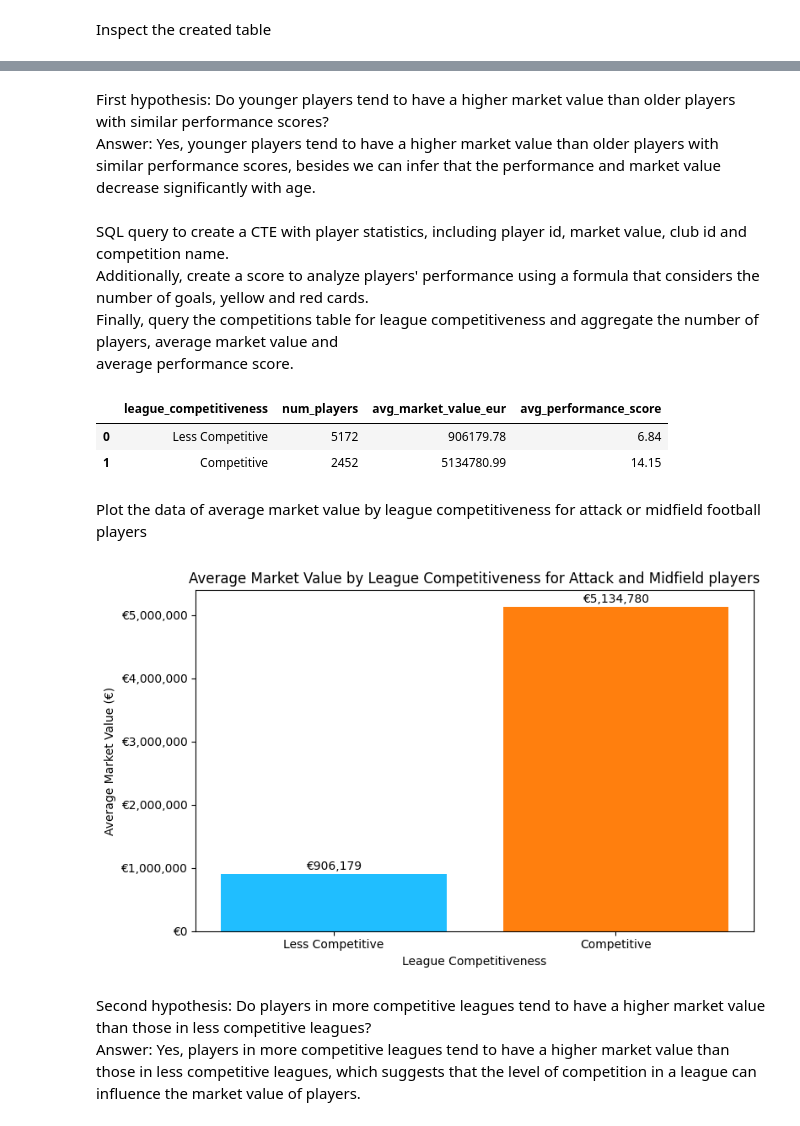
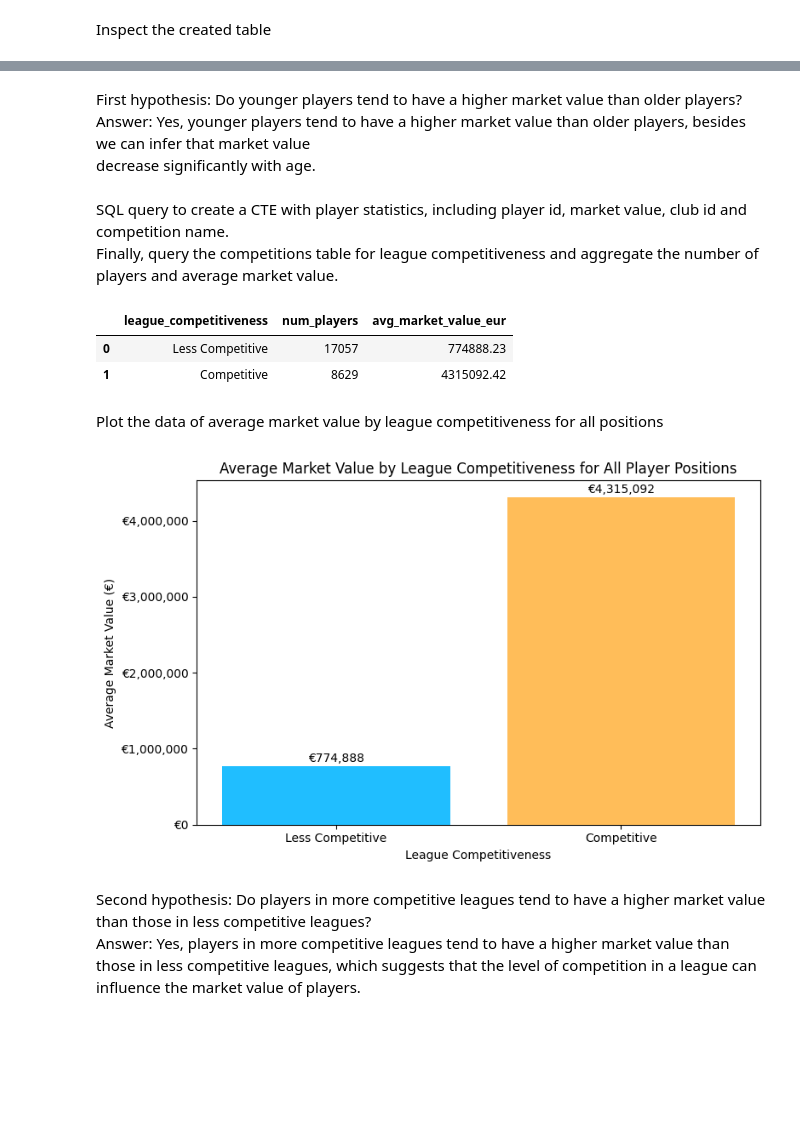
Before and after one commit to brunopulheze/sql-database, a Jupyter notebook: sql-database.ipynb, the cells around one changed output, grey strips where cells are left out. Saved outputs shown, nothing was run; the diff lists cells and outputs as text; code cells hidden in the pictures; blank space fills up the shorter version.

```diff
--- a/sql-database.ipynb
+++ b/sql-database.ipynb
@@ -216,11 +189,10 @@ plt.show()
 # %% [markdown]
-First hypothesis: Do younger players tend to have a higher market value than older players with similar performance scores?<br>
-Answer: Yes, younger players tend to have a higher market value than older players with similar performance scores, besides we can infer that the performance and market value decrease significantly with age.
+First hypothesis: Do younger players tend to have a higher market value than older players?<br>
+Answer: Yes, younger players tend to have a higher market value than older players, besides we can infer that market value<br>
+decrease significantly with age.
 # %% [markdown]
 SQL query to create a CTE with player statistics, including player id, market value, club id and competition name.<br>
-Additionally, create a score to analyze players' performance using a formula that considers the number of goals, yellow and red cards.<br>
-Finally, query the competitions table for league competitiveness and aggregate the number of players, average market value and<br>
-average performance score.
+Finally, query the competitions table for league competitiveness and aggregate the number of players and average market value.
 # %%
 league_competitiveness = pd.read_sql_query(
     """
@@ -229,22 +201,12 @@ league_competitiveness = pd.read_sql_query(
     SELECT
         p.player_id,
         p.market_value_in_eur,
-        comp.name AS competition_name,
-        SUM(a.goals) AS total_goals,
-        SUM(a.yellow_cards) AS total_yellow_cards,
-        SUM(a.red_cards) AS total_red_cards,
-        -- Score formula is:
-        -- goals: The number of goals scored by the player. Each goal increases the score by 1
-        -- yellow_cards: The number of yellow cards received. Each yellow card decreases the score by 0.5
-        -- red_cards: The number of red cards received. Each red card decreases the score by 1
-        (SUM(a.goals) - (SUM(a.yellow_cards) * 0.5 + SUM(a.red_cards))) AS performance_score
+        comp.name AS competition_name
     FROM
         players p
         JOIN clubs c ON p.current_club_id = c.club_id
         JOIN competitions comp ON c.domestic_competition_id = comp.competition_id
         JOIN appearances a ON p.player_id = a.player_id
-        -- Select only players with position of Attack or Midfield
-        WHERE p.position = 'Attack' OR 'Midfield'
     GROUP BY
         p.player_id, p.market_value_in_eur, competition_name
     )
@@ -261,8 +223,7 @@ league_competitiveness = pd.read_sql_query(
         ELSE 'Less Competitive'
     END AS league_competitiveness,
     COUNT(*) AS num_players,
-    ROUND(AVG(market_value_in_eur), 2) AS avg_market_value_eur,
-    ROUND(AVG(performance_score), 2) AS avg_performance_score
+    ROUND(AVG(market_value_in_eur), 2) AS avg_market_value_eur
     FROM
     player_stats
     GROUP BY
@@ -273,39 +234,39 @@ league_competitiveness = pd.read_sql_query(
 # %%
 league_competitiveness
 # %% [output]
-|  | league_competitiveness | num_players | avg_market_value_eur | avg_performance_score |
-| 0 | Less Competitive | 5172 | 906179.78 | 6.84 |
-| 1 | Competitive | 2452 | 5134780.99 | 14.15 |
+|  | league_competitiveness | num_players | avg_market_value_eur |
+| 0 | Less Competitive | 17057 | 774888.23 |
+| 1 | Competitive | 8629 | 4315092.42 |
 # %% [markdown]
-Plot the data of average market value by league competitiveness for attack or midfield football players
+Plot the data of average market value by league competitiveness for all positions
 # %%
 fig, ax = plt.subplots(figsize=(8, 5))
 bars = ax.bar(
     league_competitiveness['league_competitiveness'],
     league_competitiveness['avg_market_value_eur'],
-    color=['#20beff', '#ff7f0e']
+    color=['#20beff', '#ffbd59']
 )
 
 ax.set_xlabel('League Competitiveness')
 ax.set_ylabel('Average Market Value (€)')
-ax.set_title('Average Market Value by League Competitiveness for Attack and Midfield players')
+ax.set_title('Average Market Value by League Competitiveness for All Player Positions')
 
 # Format y-axis as EUR currency
 ax.yaxis.set_major_formatter(mticker.FuncFormatter(lambda x, _: f'€{int(x):,}'))
 
 # Annotate bars with EUR values
 for bar in bars:
     height = bar.get_height()
     ax.annotate(f'€{int(height):,}',
                 xy=(bar.get_x() + bar.get_width() / 2, height),
                 xytext=(0, 1),
                 textcoords="offset points",
                 ha='center', va='bottom', fontsize=10)
 
 plt.tight_layout()
 plt.show()
 # %% [output]
-[figure, old version]
+[figure, new version]
 # %% [markdown]
 Second hypothesis: Do players in more competitive leagues tend to have a higher market value than those in less competitive leagues?<br>
 Answer: Yes, players in more competitive leagues tend to have a higher market value than those in less competitive leagues, which suggests that the level of competition in a league can influence the market value of players.
```
Also changed, not shown: parts of 14 cells of this notebook, 2 other files.
